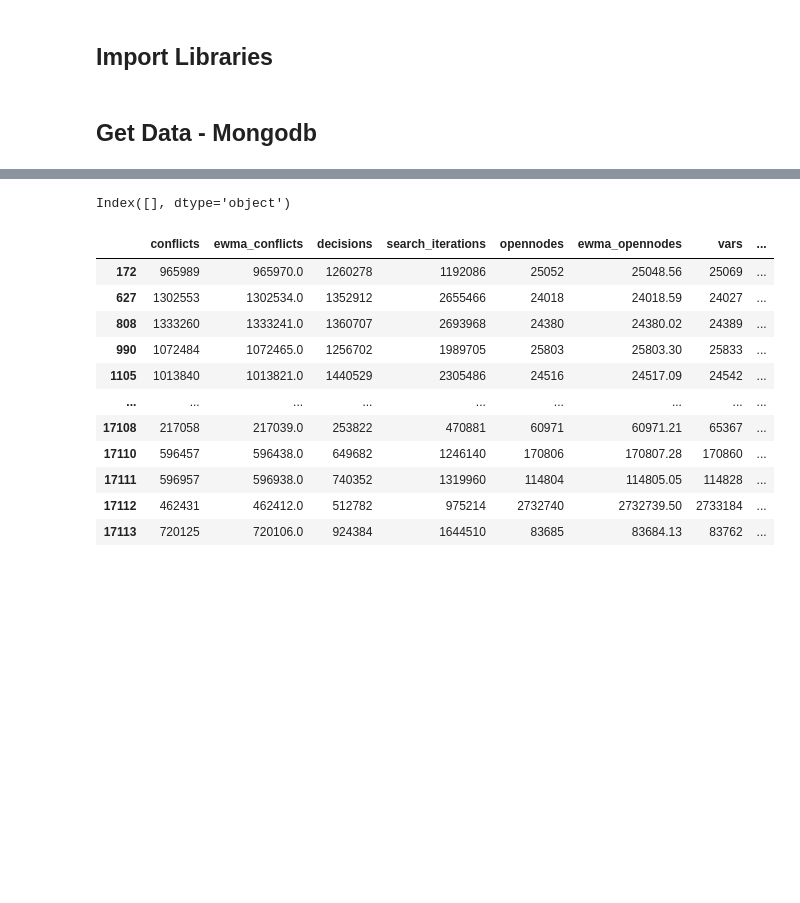
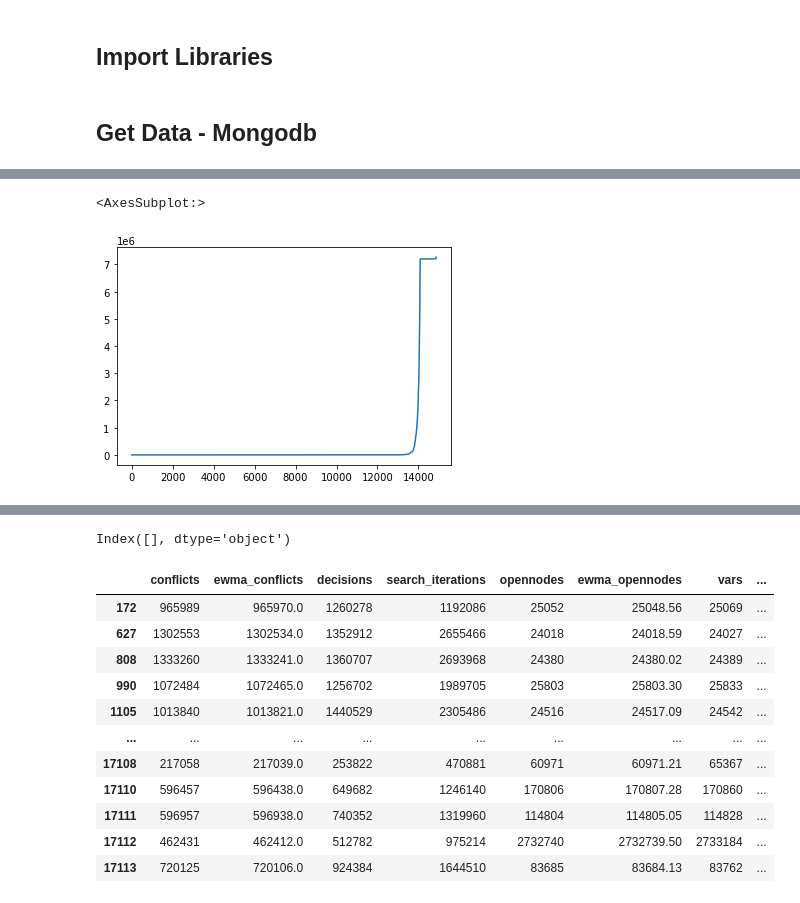
Before and after one commit to IDMP-B-2022/done-soon, a Jupyter notebook: Analysis.ipynb, the cells around one changed output, grey strips where cells are left out. Cells and saved outputs as stored; diff of their text form; code cells hidden in the pictures; blank space fills up the shorter version.

Commit message:
new visualizations of time to solve distribution

```diff
--- a/Analysis.ipynb
+++ b/Analysis.ipynb
@@ -80,0 +72,6 @@ plt.plot(all_data['time_to_solution'])
+# %%
+# some dataframe df
+all_data['time_to_solution'].sort_values().plot(use_index=False)
+# %% [output]
+<AxesSubplot:>
+[figure, added]
```
Also changed, not shown: parts of 12 cells of this notebook.
